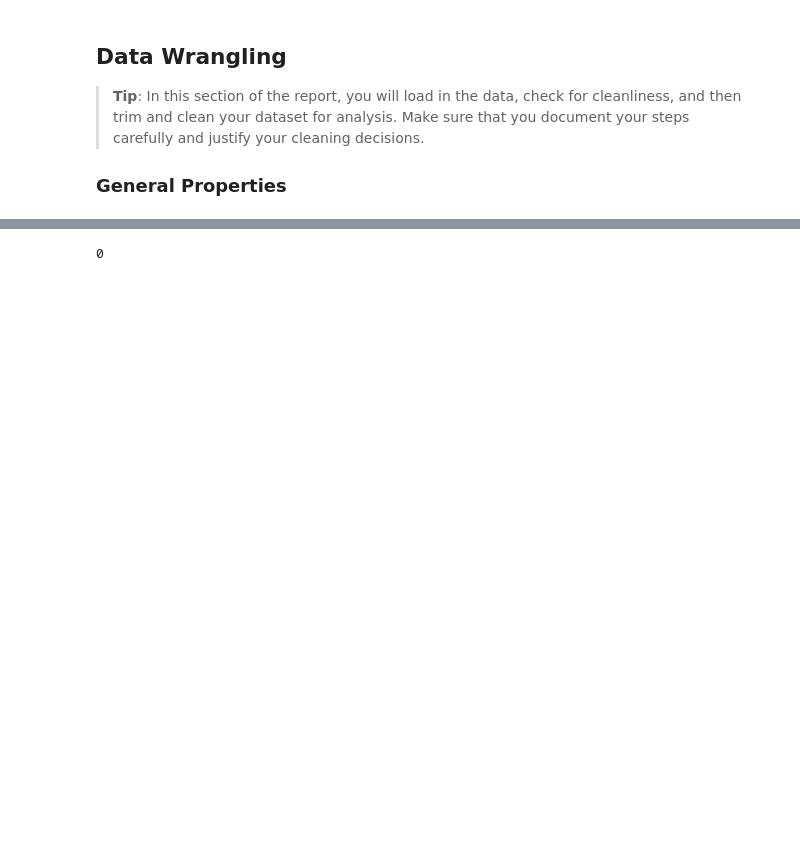
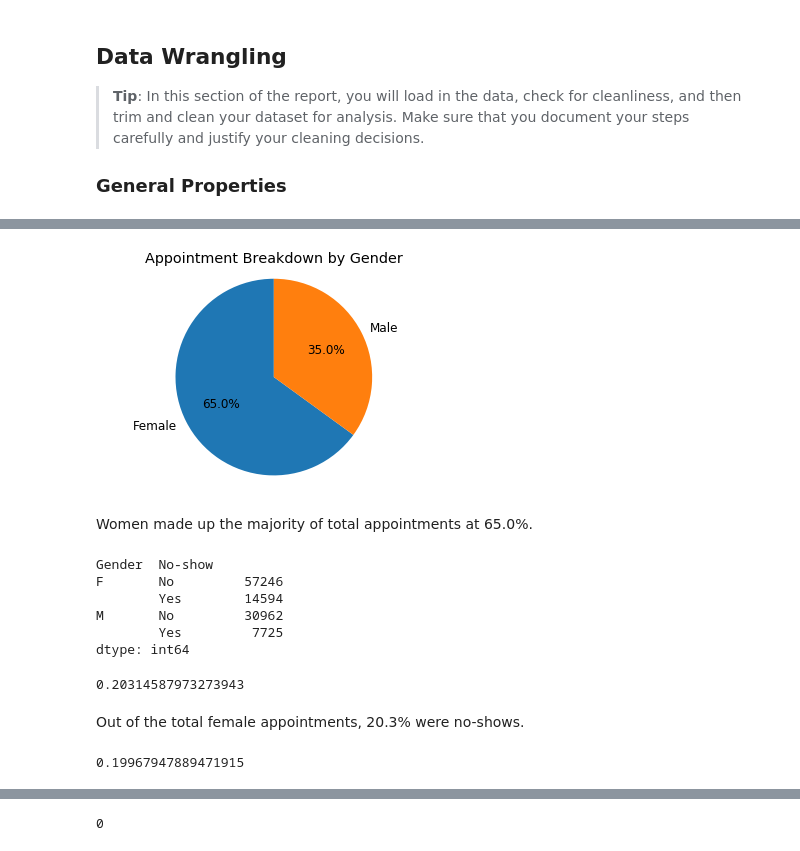
Before and after one commit to helenln/NoShow, a Jupyter notebook: Investigate_a_Dataset.ipynb, the cells around one changed output, grey strips where cells are left out. Cells and saved outputs as stored; diff of their text form; code cells hidden in the pictures; blank space fills up the shorter version.

```diff
--- a/Investigate_a_Dataset.ipynb
+++ b/Investigate_a_Dataset.ipynb
@@ -138,0 +144,40 @@ df_male
+# %%
+Female = 71840
+Male = 38687
+
+plt.rcParams.update({'font.size': 12})
+
+plt.pie([Female,Male],
+        labels=['Female', 'Male'],
+        autopct='%1.1f%%',
+        startangle=90)
+
+plt.title('Appointment Breakdown by Gender')
+
+plt.axis('equal')
+plt.show()
+# %% [output]
+[figure, added]
+# %% [markdown]
+Women made up the majority of total appointments at 65.0%.
+# %%
+df.groupby(['Gender', 'No-show']).size()
+# %% [output]
+Gender  No-show
+F       No         57246
+        Yes        14594
+M       No         30962
+        Yes         7725
+dtype: int64
+# %%
+df_femalenoshow = 14594 / df_gender[0]
+df_femalenoshow
+# %% [output]
+0.20314587973273943
+# %% [markdown]
+Out of the total female appointments, 20.3% were no-shows.
+# %%
+df_malenoshow = 7725 / df_gender[1]
+df_malenoshow
+# %% [output]
+0.19967947889471915
```
Also changed, not shown: parts of 50 cells of this notebook, 1 other file.
